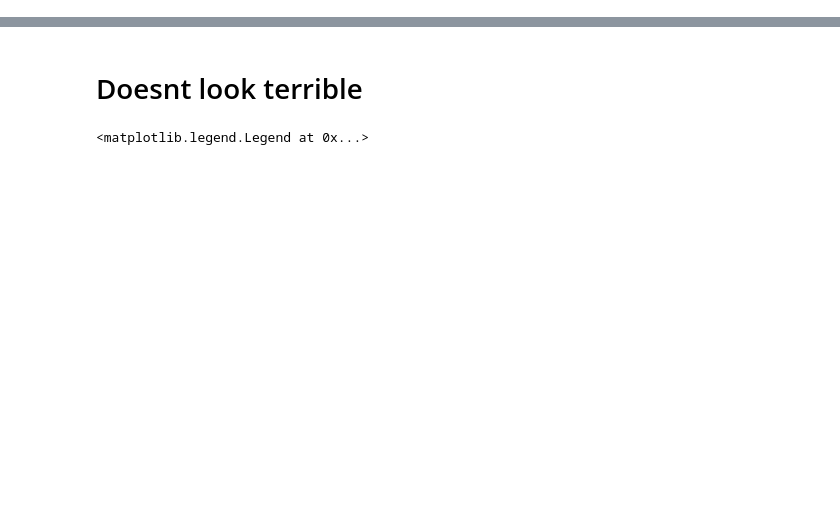
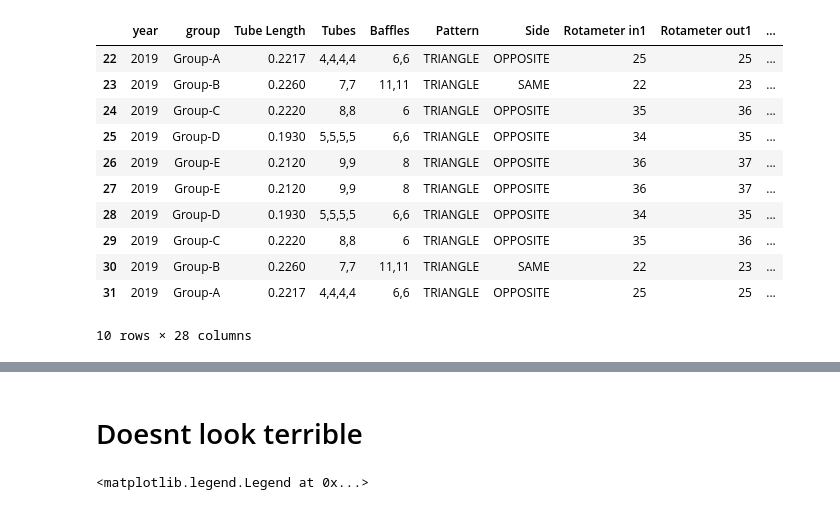
Before and after one commit to lpender3672/shell_tube_heat_exchanger, a Jupyter notebook: src/analysis.ipynb, the cells around one changed output, grey strips where cells are left out. Drawn from its saved outputs; the diff is of its cells as text; code cells hidden in the pictures; blank space fills up the shorter version.

```diff
--- a/src/analysis.ipynb
+++ b/src/analysis.ipynb
@@ -12,16 +12,29 @@ plt.rcParams["figure.figsize"] = (10, 6)
 # %%
 
 # read GA3_previous_desgins.csv
 
 data = pd.read_csv('GA3_previous_designs.csv')
 
 # remove weird group C designs
 df = data[~(data["year"] == 2019)]
 udf = data[data["year"] == 2019] # unseen designs
 
 df = df[~((df["year"] == 2022) & (df["group"] == "Group-C"))] # remove group C 2022
 df = df[~((df["year"] == 2023) & (df["group"] == "Group-C"))] # remove group C 2023
-#df
+udf
+# %% [output]
+|  | year | group | Tube Length | Tubes | Baffles | Pattern | Side | Rotameter in1 | Rotameter out1 | ... |
+| 22 | 2019 | Group-A | 0.2217 | 4,4,4,4 | 6,6 | TRIANGLE | OPPOSITE | 25 | 25 | ... |
+| 23 | 2019 | Group-B | 0.2260 | 7,7 | 11,11 | TRIANGLE | SAME | 22 | 23 | ... |
+| 24 | 2019 | Group-C | 0.2220 | 8,8 | 6 | TRIANGLE | OPPOSITE | 35 | 36 | ... |
+| 25 | 2019 | Group-D | 0.1930 | 5,5,5,5 | 6,6 | TRIANGLE | OPPOSITE | 34 | 35 | ... |
+| 26 | 2019 | Group-E | 0.2120 | 9,9 | 8 | TRIANGLE | OPPOSITE | 36 | 37 | ... |
+| 27 | 2019 | Group-E | 0.2120 | 9,9 | 8 | TRIANGLE | OPPOSITE | 36 | 37 | ... |
+| 28 | 2019 | Group-D | 0.1930 | 5,5,5,5 | 6,6 | TRIANGLE | OPPOSITE | 34 | 35 | ... |
+| 29 | 2019 | Group-C | 0.2220 | 8,8 | 6 | TRIANGLE | OPPOSITE | 35 | 36 | ... |
+| 30 | 2019 | Group-B | 0.2260 | 7,7 | 11,11 | TRIANGLE | SAME | 22 | 23 | ... |
+| 31 | 2019 | Group-A | 0.2217 | 4,4,4,4 | 6,6 | TRIANGLE | OPPOSITE | 25 | 25 | ... |
+10 rows × 28 columns
 # %%
 
 HX = heat_exchanger.build_heat_exchanger([2],[2], 0.31, Side.OPPOSITE, Pattern.SQUARE)
```
Also changed, not shown: parts of 6 cells of this notebook, 2 other files.
